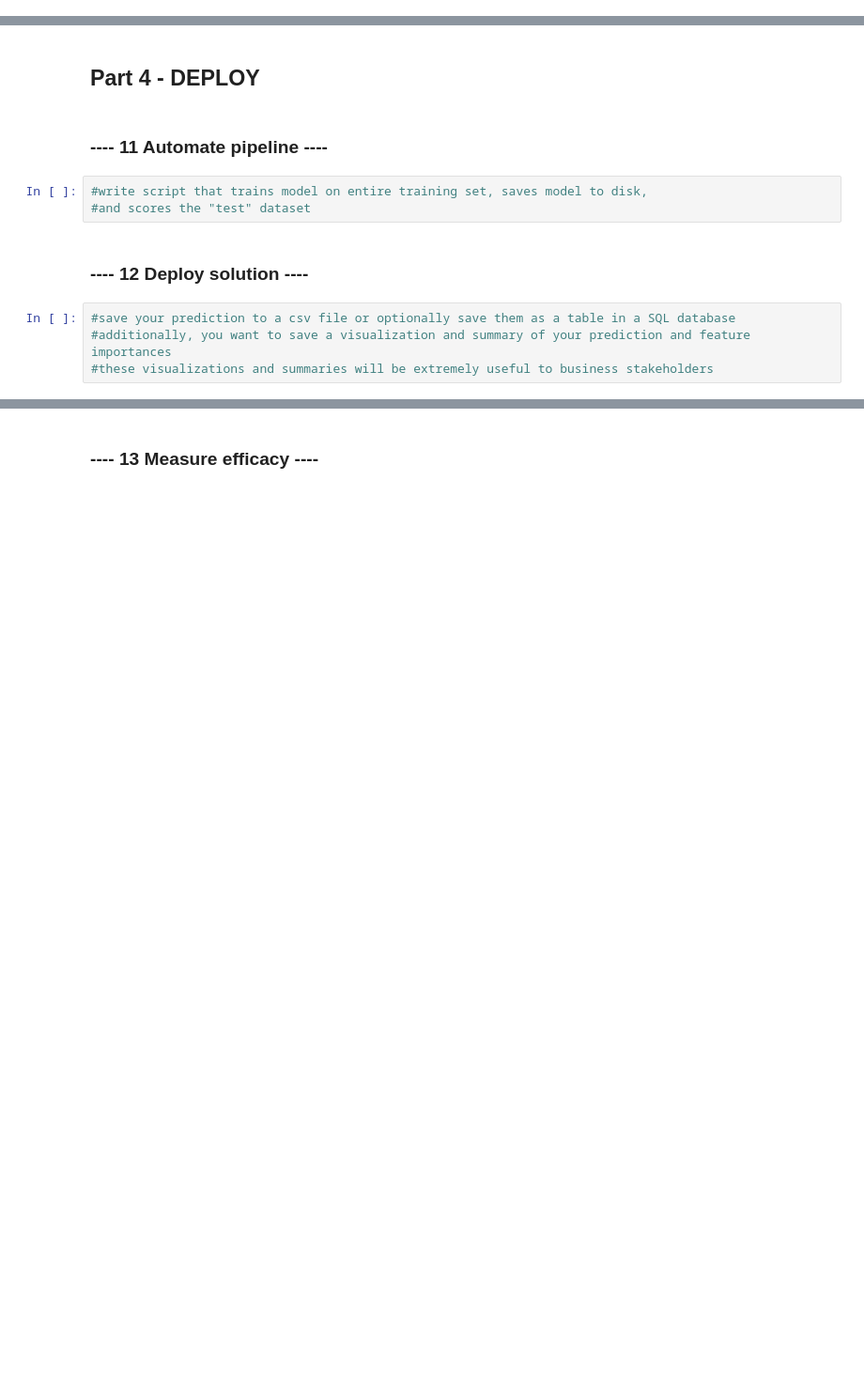
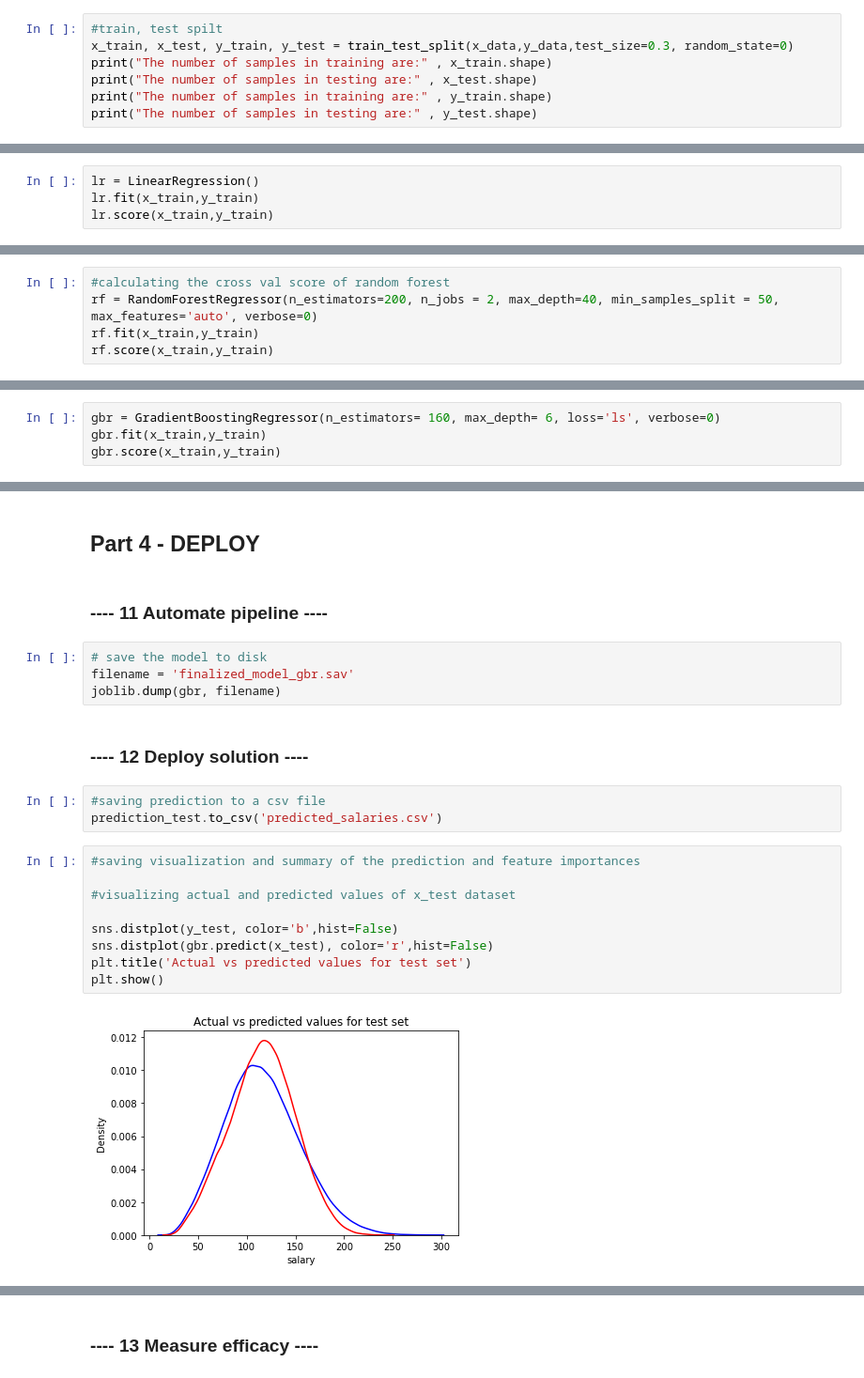
Before and after one commit to sailalithar/salaryprediction, a Jupyter notebook: Instructions_and_Notebook/Salary Prediction Notebook.ipynb, the cells around one changed output, grey strips where cells are left out. Shown at 94% size. Drawn from its saved outputs; the diff is of its cells as text; blank space fills up the shorter version.

```diff
--- a/Instructions_and_Notebook/Salary Prediction Notebook.ipynb
+++ b/Instructions_and_Notebook/Salary Prediction Notebook.ipynb
@@ -319,0 +399,7 @@ df_copy.head()
+# %%
+#train, test spilt
+x_train, x_test, y_train, y_test = train_test_split(x_data,y_data,test_size=0.3, random_state=0)
+print("The number of samples in training are:" , x_train.shape)
+print("The number of samples in testing are:" , x_test.shape)
+print("The number of samples in training are:" , y_train.shape)
+print("The number of samples in testing are:" , y_test.shape)
@@ -323,0 +417,4 @@ df_copy.head()
+# %%
+lr = LinearRegression()
+lr.fit(x_train,y_train)
+lr.score(x_train,y_train)
@@ -323,0 +436,5 @@ df_copy.head()
+# %%
+#calculating the cross val score of random forest
+rf = RandomForestRegressor(n_estimators=200, n_jobs = 2, max_depth=40, min_samples_split = 50, max_features='auto', verbose=0)
+rf.fit(x_train,y_train)
+rf.score(x_train,y_train)
@@ -323,0 +458,4 @@ df_copy.head()
+# %%
+gbr = GradientBoostingRegressor(n_estimators= 160, max_depth= 6, loss='ls', verbose=0)
+gbr.fit(x_train,y_train)
+gbr.score(x_train,y_train)
@@ -333,12 +542,23 @@ df_copy.head()
 ## Part 4 - DEPLOY
 # %% [markdown]
 ### ---- 11 Automate pipeline ----
-# %%
-#write script that trains model on entire training set, saves model to disk,
-#and scores the "test" dataset
+# %%
+# save the model to disk
+filename = 'finalized_model_gbr.sav'
+joblib.dump(gbr, filename)
 # %% [markdown]
 ### ---- 12 Deploy solution ----
-# %%
-#save your prediction to a csv file or optionally save them as a table in a SQL database
-#additionally, you want to save a visualization and summary of your prediction and feature importances
-#these visualizations and summaries will be extremely useful to business stakeholders
+# %%
+#saving prediction to a csv file
+prediction_test.to_csv('predicted_salaries.csv')
+# %%
+#saving visualization and summary of the prediction and feature importances
+
+#visualizing actual and predicted values of x_test dataset
+
+sns.distplot(y_test, color='b',hist=False)
+sns.distplot(gbr.predict(x_test), color='r',hist=False)
+plt.title('Actual vs predicted values for test set')
+plt.show()
+# %% [output]
+[figure, added]
```
Also changed, not shown: parts of 48 cells of this notebook.
